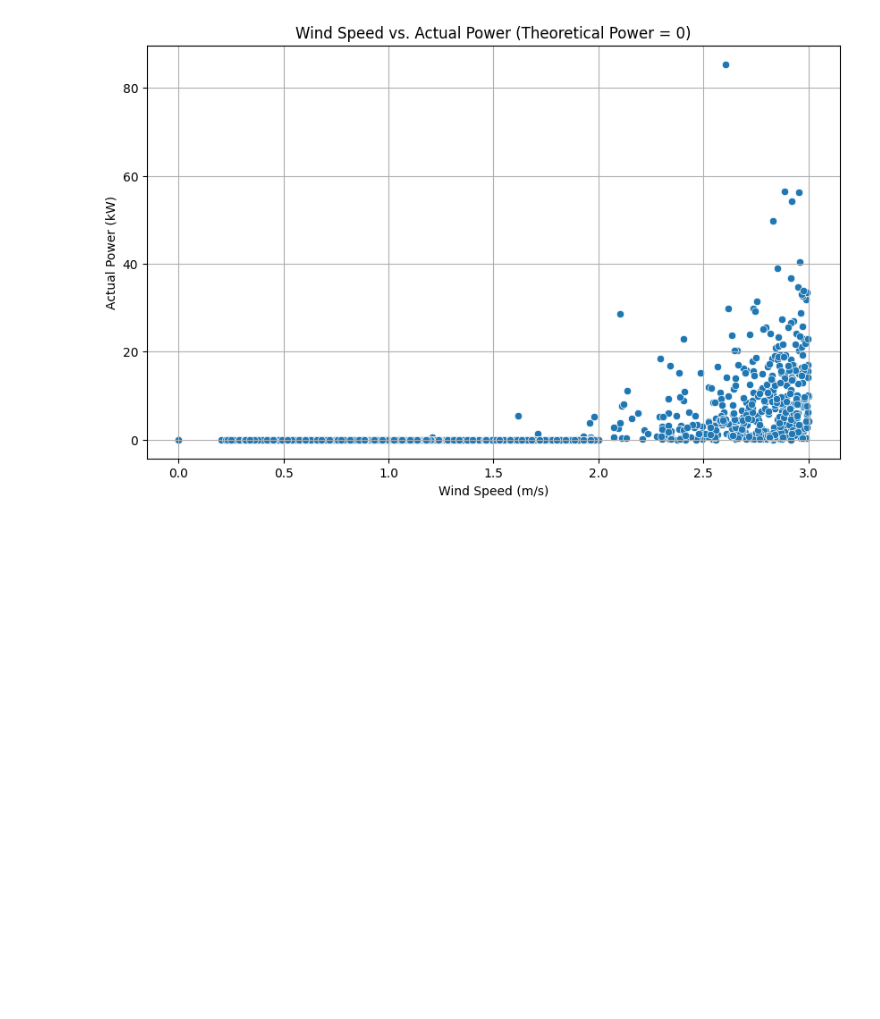
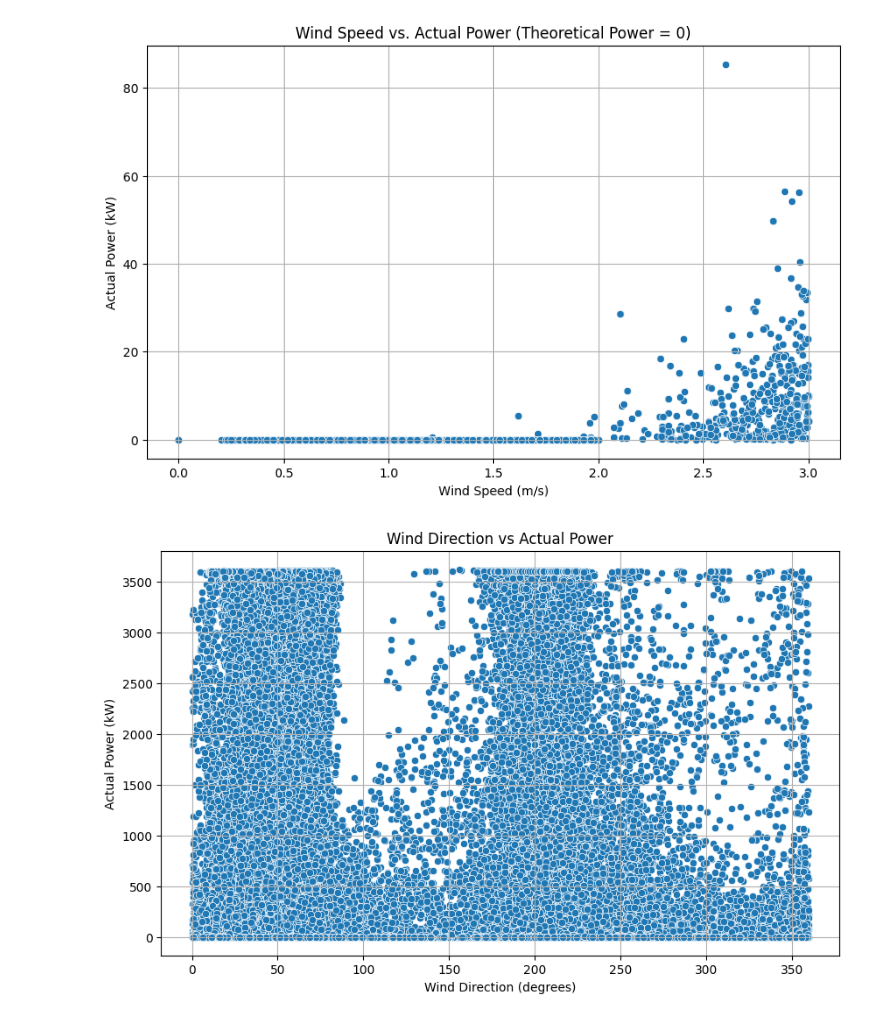
Before and after one commit to vikk456/wind-power-prediction, a Jupyter notebook: Wind_Turbine_Data_Preparation_and_Analysis.ipynb, the cells around one changed output. Cells and saved outputs as stored; diff of their text form; code cells hidden in the pictures; blank space fills up the shorter version.

```diff
--- a/Wind_Turbine_Data_Preparation_and_Analysis.ipynb
+++ b/Wind_Turbine_Data_Preparation_and_Analysis.ipynb
@@ -108,6 +103,17 @@ df_cleaned = df[~((df['wind_speed_ms'] == 0) & (df['actual_power_kw'] > 0))]
 
 # Remove rows where wind>2 but power=0 (turbine off / error)
 df_cleaned = df_cleaned[~((df_cleaned['wind_speed_ms'] > 2) & (df_cleaned['actual_power_kw'] == 0))]
+# %%
+df_cleaned['hour'] = df_cleaned['datetime'].dt.hour
+df_cleaned['month'] = df_cleaned['datetime'].dt.month
+
+
+df_cleaned['hour_sin'] = np.sin((2 * np.pi * df_cleaned['hour'] / 24))
+df_cleaned['hour_cos'] = np.cos((2 * np.pi * df_cleaned['hour'] / 24))
+df_cleaned['month_sin'] = np.sin((2 * np.pi * df_cleaned['month'] / 12))
+df_cleaned['month_cos'] = np.cos((2 * np.pi * df_cleaned['month'] / 12))
+
+df_cleaned = df_cleaned.drop(columns=['hour', 'month'])
 # %%
 df_cleaned.to_csv('T1_cleaned.csv', index=False)
 # %%
@@ -121,3 +127,13 @@ plt.grid(True)
 plt.show()
 # %% [output]
 [figure]
+# %%
+plt.figure(figsize = (10,6))
+sns.scatterplot(x = "wind_direction_deg", y = "actual_power_kw", data = df_cleaned)
+plt.title("Wind Direction vs Actual Power")
+plt.xlabel("Wind Direction (degrees)")
+plt.ylabel("Actual Power (kW)")
+plt.grid(True)
+plt.show()
+# %% [output]
+[figure, added]
```
Also changed, not shown: parts of 6 cells of this notebook, 1 other file.
